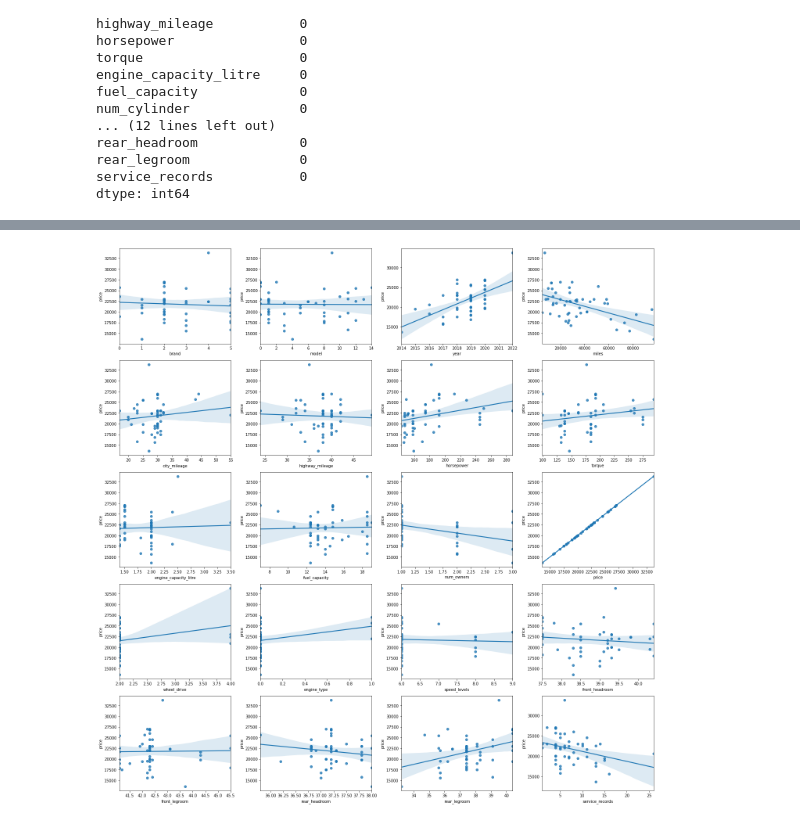
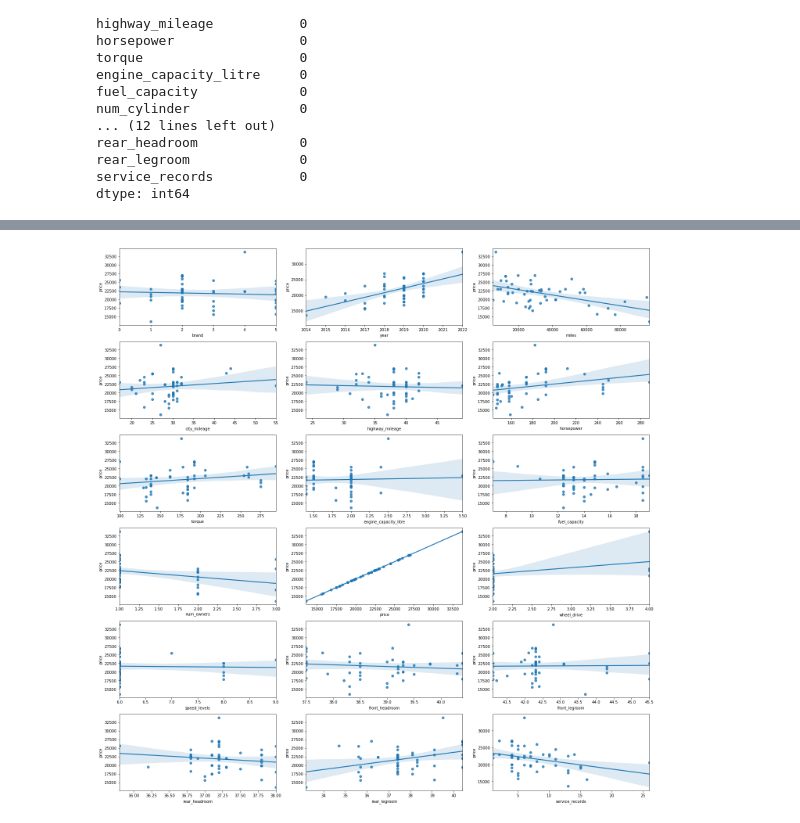
Before and after one commit to Antony-evm/Used-Cars-Dataset, a Jupyter notebook: EDA.ipynb, the cells around one changed output, grey strips where cells are left out. Cells and saved outputs as stored; diff of their text form; code cells hidden in the pictures.

```diff
--- a/EDA.ipynb
+++ b/EDA.ipynb
@@ -195,7 +195,6 @@ Name: num_cylinder, dtype: int64
 5    52
 Name: num_seat, dtype: int64
 ... (14 outputs left out)
-# %%
-df = df.drop(['link','condition'],axis=1) #link because it does not help, condition because its null
 # %%
-df = df.drop(['num_seat','type','num_cylinder','doors'],axis=1) # too little values to be helpful
+df = df.drop(['link','condition','id','model'],axis=1)
+df = df.drop(['num_seat','type','num_cylinder','doors','engine_type'],axis=1)
@@ -224,2 +217,0 @@ Index(['brand', 'model', 'year', 'miles', 'city_mileage', 'highway_mileage',
-# %%
-df['speed_levels'] = df['speed_levels'].fillna(df['speed_levels'].mode()[0])
@@ -229,20 +229,17 @@ cols = df.describe(include="O").columns
 
 df[cols] = df[cols].apply(LabelEncoder().fit_transform)
 # %%
-import seaborn as sns
-import matplotlib.pyplot as plt
+fig, axs = plt.subplots(6, 3, figsize=(20, 20))
 
-fig, axs = plt.subplots(5, 4, figsize=(20, 20))
-
-for i, col in enumerate(df.columns[1:]):
-    row_num = (i // 4)
-    col_num = (i % 4)
+for i, col in enumerate(df):
+    row_num = (i // 3)
+    col_num = (i % 3)
 
     sns.regplot(ax=axs[row_num, col_num], data=df, x=col, y="price")
     axs[row_num, col_num].set_xlabel(col)
 
 plt.tight_layout()
 plt.show()
 # %% [output]
-[figure, old version]
+[figure, new version]
 # %%
```
Also changed, not shown: parts of 10 cells of this notebook.
